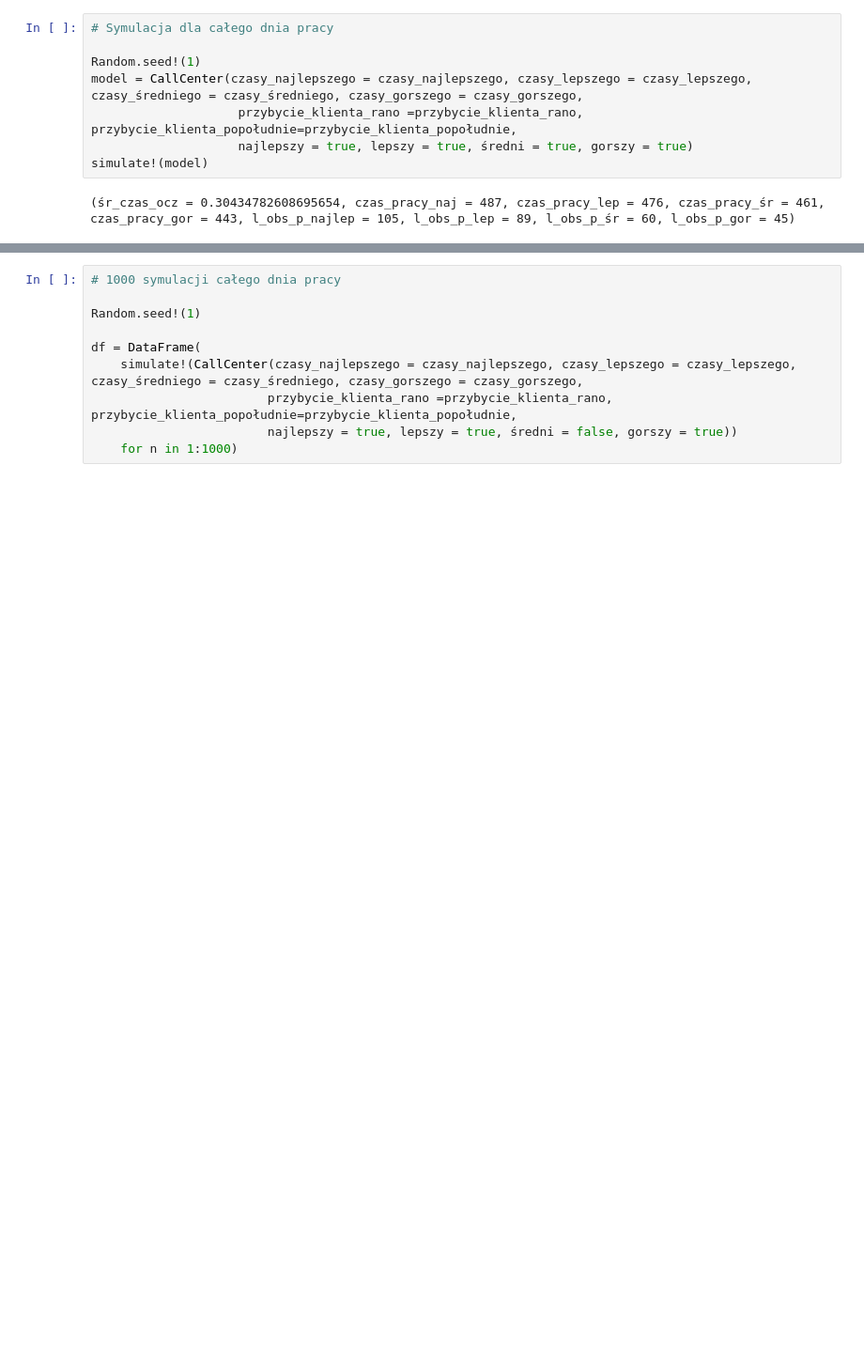
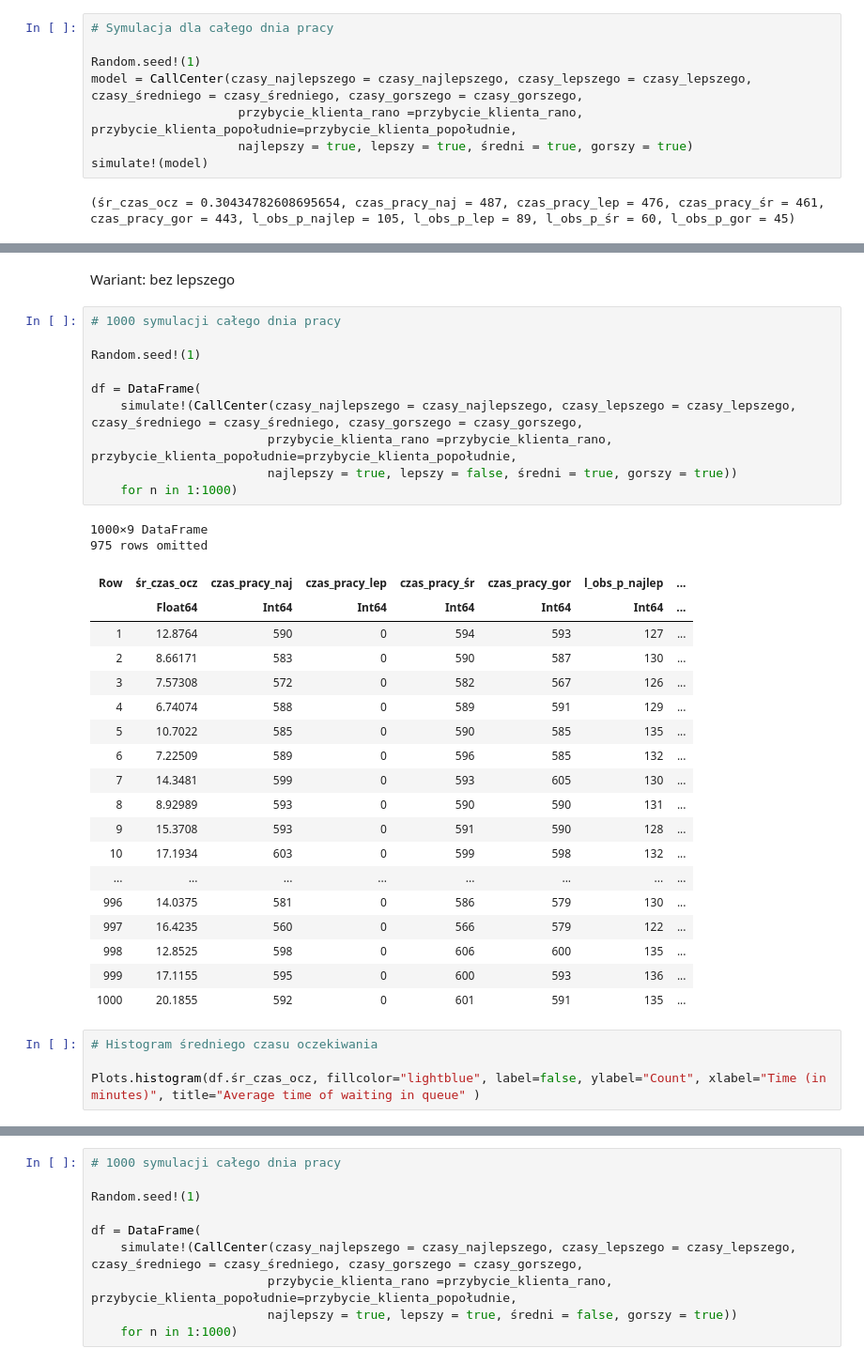
Before and after one commit to bperkowska/ZMS, a Jupyter notebook: Kod-do-raportu-końcowego_nowe_rozkłady.ipynb, the cells around one changed output, grey strips where cells are left out. Shown at 94% size. Cells and saved outputs as stored; diff of their text form; blank space fills up the shorter version.

```diff
--- a/Kod-do-raportu-końcowego_nowe_rozkłady.ipynb
+++ b/Kod-do-raportu-końcowego_nowe_rozkłady.ipynb
@@ -316,0 +386,37 @@ simulate!(model)
+# %% [markdown]
+Wariant: bez lepszego
+# %%
+# 1000 symulacji całego dnia pracy
+
+Random.seed!(1)
+
+df = DataFrame(
+    simulate!(CallCenter(czasy_najlepszego = czasy_najlepszego, czasy_lepszego = czasy_lepszego, czasy_średniego = czasy_średniego, czasy_gorszego = czasy_gorszego,
+                        przybycie_klienta_rano =przybycie_klienta_rano, przybycie_klienta_popołudnie=przybycie_klienta_popołudnie,
+                        najlepszy = true, lepszy = false, średni = true, gorszy = true))
+    for n in 1:1000)
+# %% [output]
+1000×9 DataFrame
+975 rows omitted
+| Row | śr_czas_ocz | czas_pracy_naj | czas_pracy_lep | czas_pracy_śr | czas_pracy_gor | l_obs_p_najlep | ... |
+|  | Float64 | Int64 | Int64 | Int64 | Int64 | Int64 | ... |
+| 1 | 12.8764 | 590 | 0 | 594 | 593 | 127 | ... |
+| 2 | 8.66171 | 583 | 0 | 590 | 587 | 130 | ... |
+| 3 | 7.57308 | 572 | 0 | 582 | 567 | 126 | ... |
+| 4 | 6.74074 | 588 | 0 | 589 | 591 | 129 | ... |
+| 5 | 10.7022 | 585 | 0 | 590 | 585 | 135 | ... |
+| 6 | 7.22509 | 589 | 0 | 596 | 585 | 132 | ... |
+| 7 | 14.3481 | 599 | 0 | 593 | 605 | 130 | ... |
+| 8 | 8.92989 | 593 | 0 | 590 | 590 | 131 | ... |
+| 9 | 15.3708 | 593 | 0 | 591 | 590 | 128 | ... |
+| 10 | 17.1934 | 603 | 0 | 599 | 598 | 132 | ... |
+| ... | ... | ... | ... | ... | ... | ... | ... |
+| 996 | 14.0375 | 581 | 0 | 586 | 579 | 130 | ... |
+| 997 | 16.4235 | 560 | 0 | 566 | 579 | 122 | ... |
+| 998 | 12.8525 | 598 | 0 | 606 | 600 | 135 | ... |
+| 999 | 17.1155 | 595 | 0 | 600 | 593 | 136 | ... |
+| 1000 | 20.1855 | 592 | 0 | 601 | 591 | 135 | ... |
+# %%
+# Histogram średniego czasu oczekiwania
+
+Plots.histogram(df.śr_czas_ocz, fillcolor="lightblue", label=false, ylabel="Count", xlabel="Time (in minutes)", title="Average time of waiting in queue" )
```
Also changed, not shown: parts of 22 cells of this notebook.
